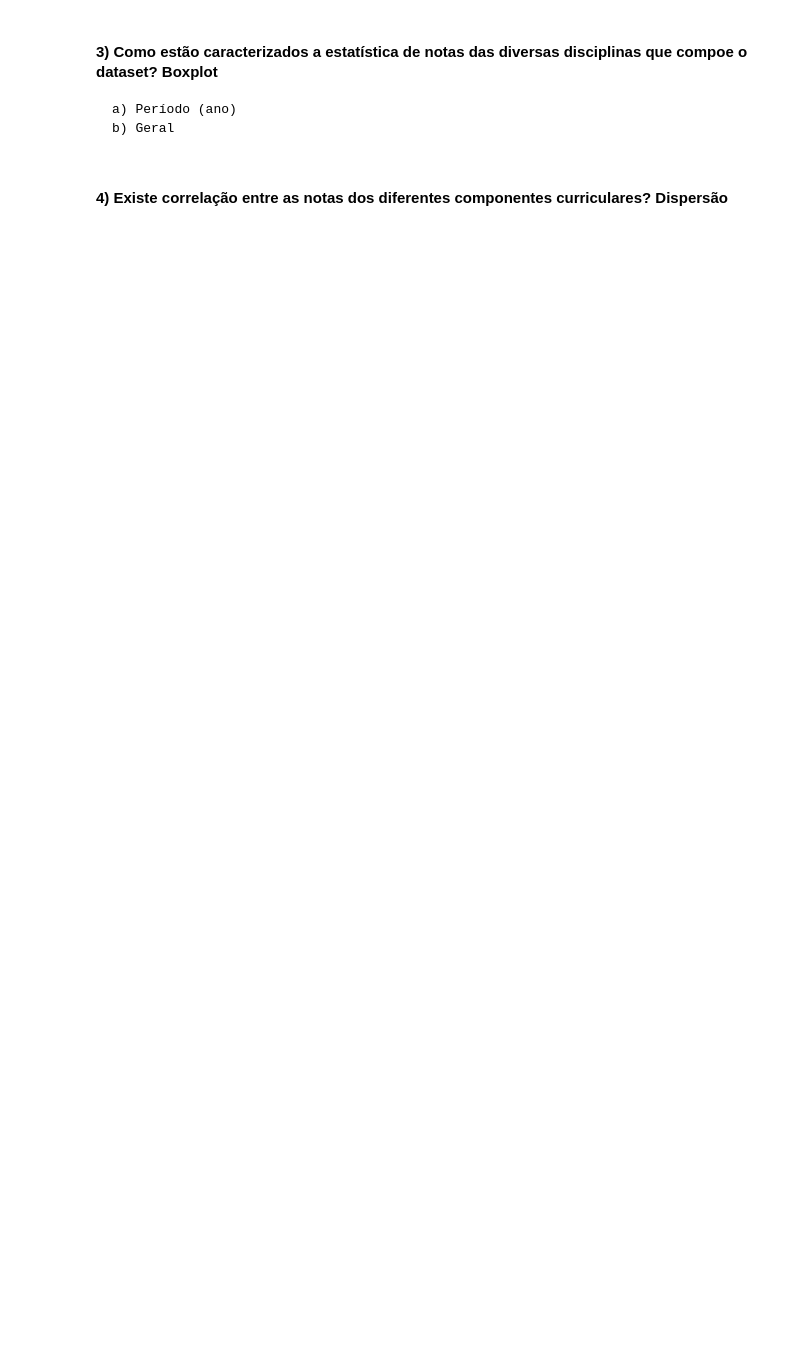
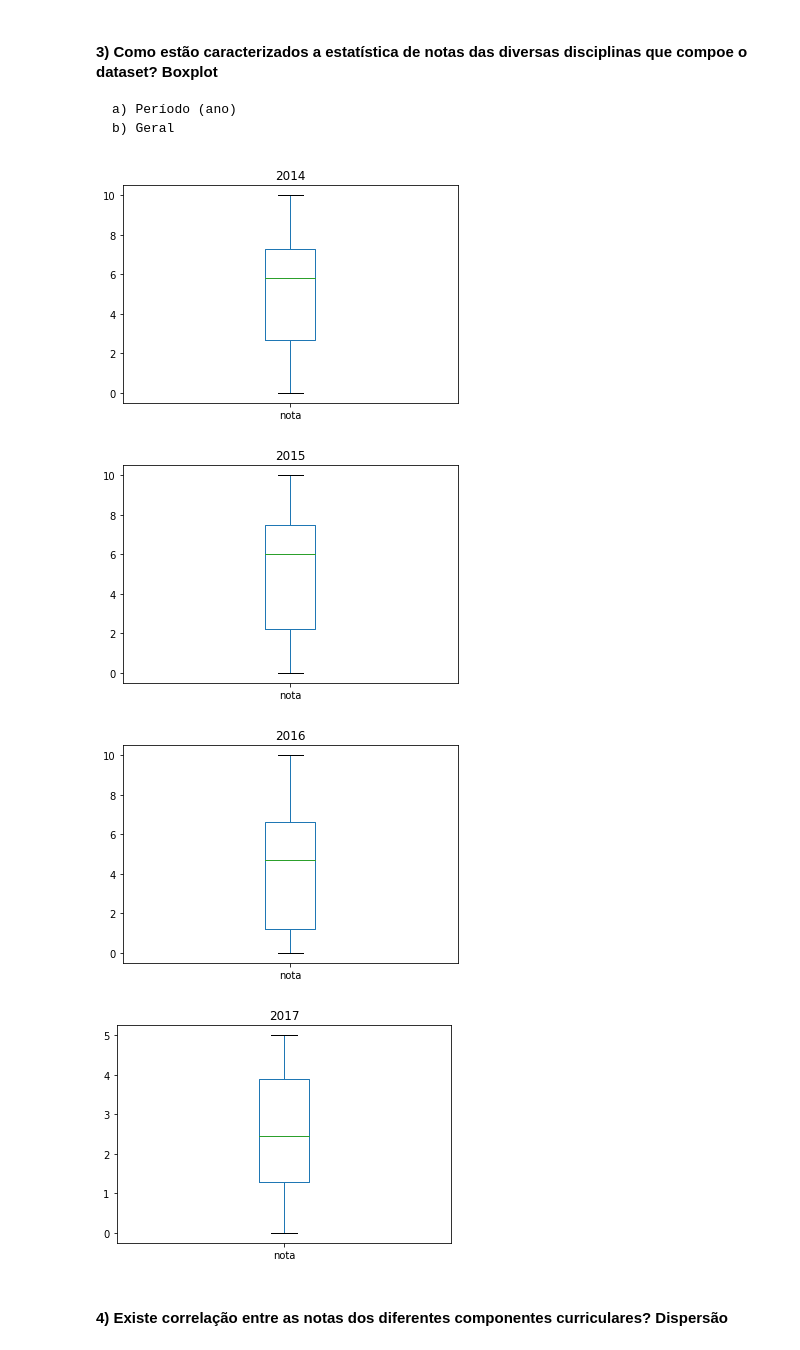
Before and after one commit to paulalps/IMD0033_Probabilidade, a Jupyter notebook: Atividades/Unidade 01/Unidade 01 - Projeto 01.ipynb, the cells around one changed output. Saved outputs shown, nothing was run; the diff lists cells and outputs as text; code cells hidden in the pictures; blank space fills up the shorter version.

```diff
--- a/Atividades/Unidade 01/Unidade 01 - Projeto 01.ipynb
+++ b/Atividades/Unidade 01/Unidade 01 - Projeto 01.ipynb
@@ -62,5 +77,24 @@ b)
 #### 3) Como estão caracterizados a  estatística de notas das diversas disciplinas que compoe o dataset? Boxplot
     a) Período (ano)
     b) Geral
+# %%
+ano_geral = {} # disciplinas(keys) e seus alunos(values)
+columns = list(dados.columns)
+for i in dados['ano_disciplina'].unique():
+    ano_geral[i] = {}
+for i in dados['ano_disciplina'].unique():
+    for c in columns:
+        ano_geral[i][c] = []
+for row in dados.get_values(): # separando os dados de cada aluno no respetivo ano em que cursou a disciplina
+    for j, c in enumerate(columns):
+        ano_geral[row[5]][c].append(row[j])
+for i in dados['ano_disciplina'].unique(): # fazendo um dataframe pra cada disciplina
+    ano_geral[i] = pd.DataFrame.from_dict(ano_geral[i])
+    ax = ano_geral[i].plot(kind='box',title=i,y='nota',x='disciplina_ID')
+# %% [output]
+[figure, added]
+[figure, added]
+[figure, added]
+[figure, added]
 # %% [markdown]
 #### 4) Existe correlação entre as notas dos diferentes componentes curriculares? Dispersão
```
Also changed, not shown: parts of 7 cells of this notebook, 1 other file.
